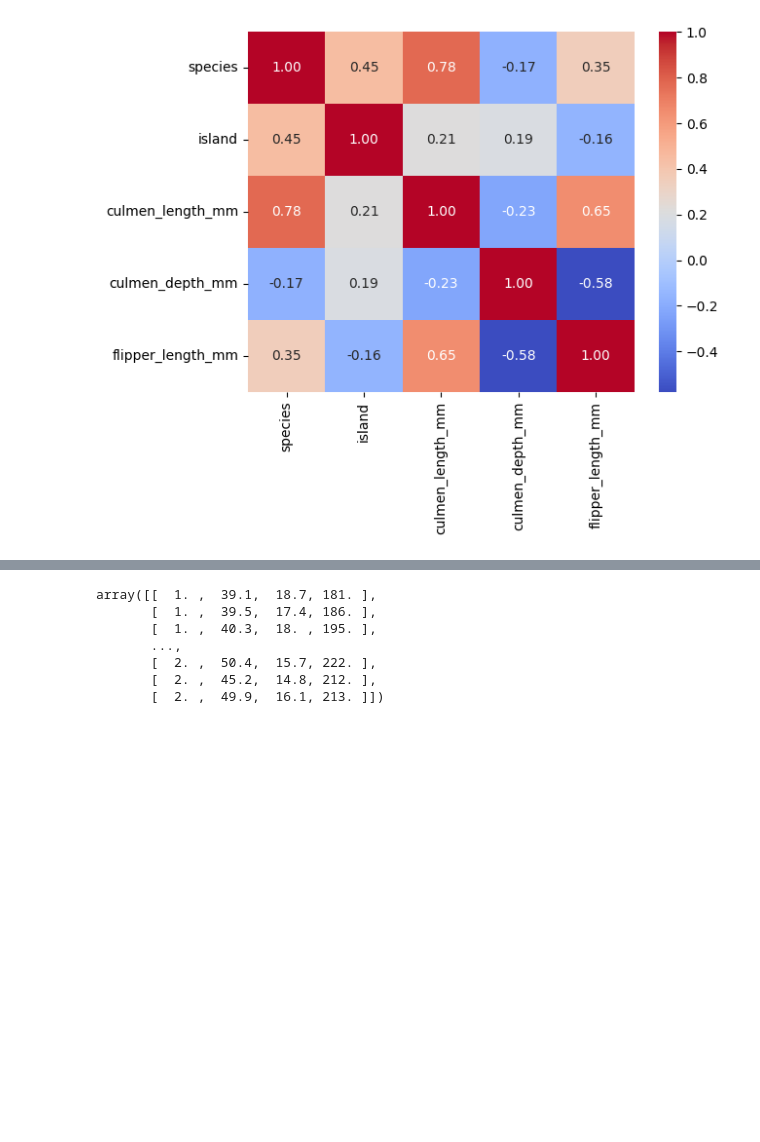
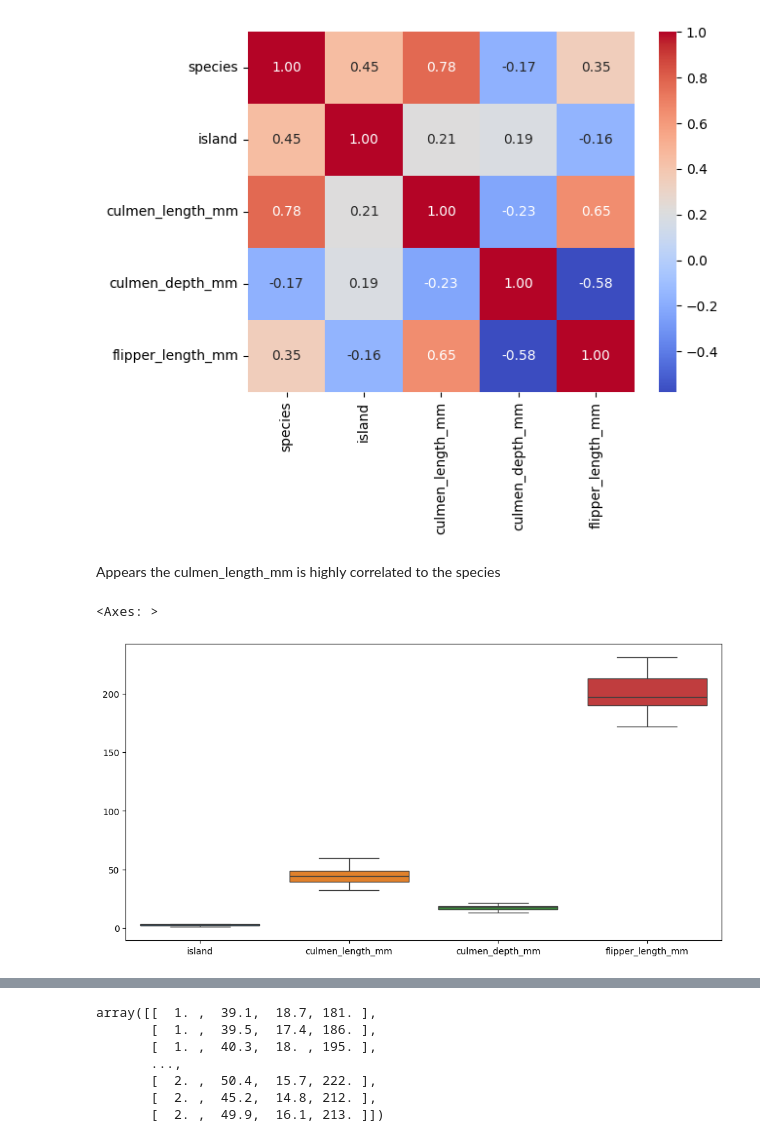
Before and after one commit to jacoobes/penguin-predictor, a Jupyter notebook: penguin-predictor.ipynb, the cells around one changed output, grey strips where cells are left out. Cells and saved outputs as stored; diff of their text form; code cells hidden in the pictures; blank space fills up the shorter version.

```diff
--- a/penguin-predictor.ipynb
+++ b/penguin-predictor.ipynb
@@ -86,3 +66,11 @@ sns.heatmap(corr_matrix, annot=True, cmap='coolwarm', fmt=".2f")
 # %% [output]
 <Axes: >
 [figure]
+# %% [markdown]
+Appears the culmen_length_mm is highly correlated to the species
+# %%
+plt.figure(figsize=(12, 6))
+sns.boxplot(df.drop(['species'], axis=1))
+# %% [output]
+<Axes: >
+[figure, added]
```
Also changed, not shown: parts of 12 cells of this notebook.
